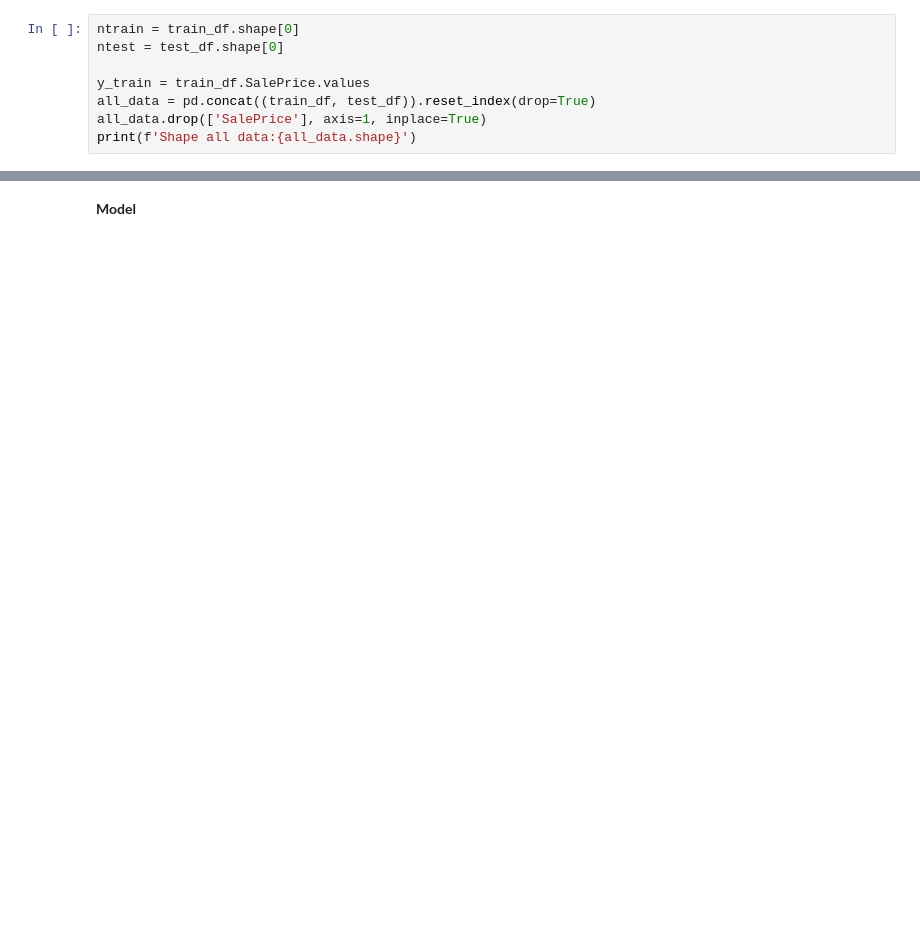
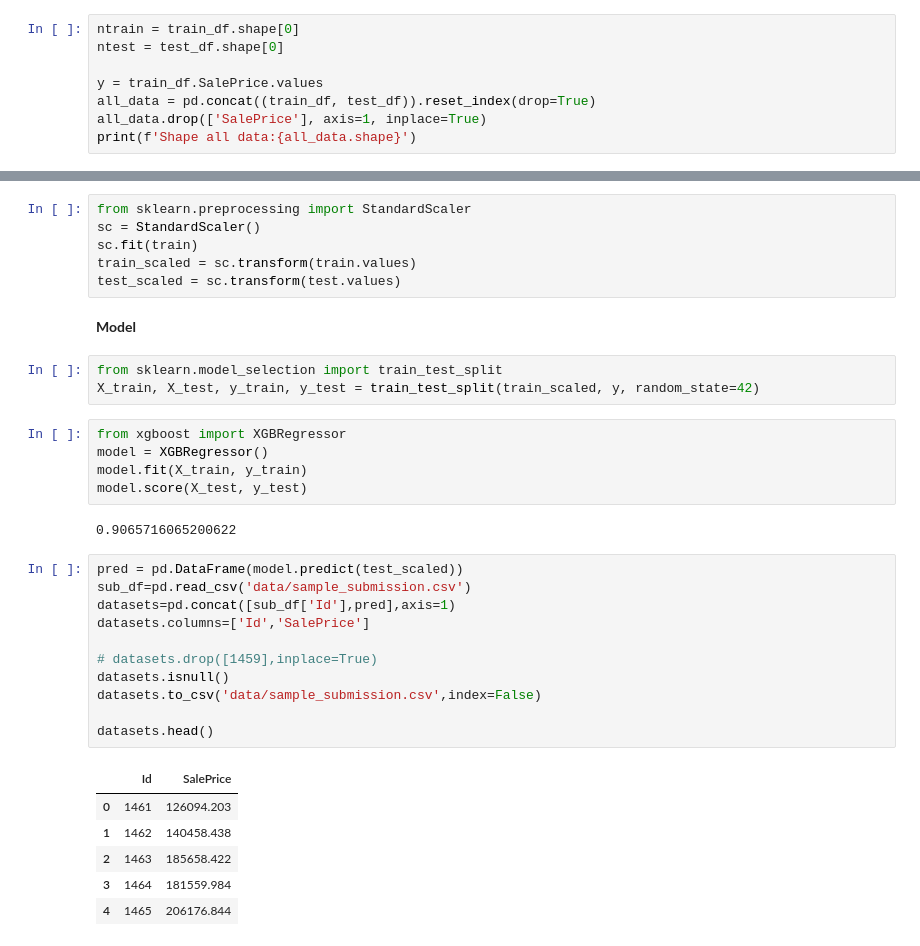
Before and after one commit to phungdx/vccorp_intern, a Jupyter notebook: week1/house_prices.ipynb, the cells around one changed output, grey strips where cells are left out. Saved outputs shown, nothing was run; the diff lists cells and outputs as text; blank space fills up the shorter version.

```diff
--- a/week1/house_prices.ipynb
+++ b/week1/house_prices.ipynb
@@ -120,7 +122,7 @@ plt.show();
 ntrain = train_df.shape[0]
 ntest = test_df.shape[0]
 
-y_train = train_df.SalePrice.values
+y = train_df.SalePrice.values
 all_data = pd.concat((train_df, test_df)).reset_index(drop=True)
 all_data.drop(['SalePrice'], axis=1, inplace=True)
 print(f'Shape all data:{all_data.shape}')
@@ -317,2 +323,36 @@ test = pd.get_dummies(test, drop_first=False).reindex(columns=cols_list).fillna(
+# %%
+from sklearn.preprocessing import StandardScaler
+sc = StandardScaler()
+sc.fit(train)
+train_scaled = sc.transform(train.values)
+test_scaled = sc.transform(test.values)
 # %% [markdown]
 <b>Model</b>
+# %%
+from sklearn.model_selection import train_test_split
+X_train, X_test, y_train, y_test = train_test_split(train_scaled, y, random_state=42)
+# %%
+from xgboost import XGBRegressor
+model = XGBRegressor()
+model.fit(X_train, y_train)
+model.score(X_test, y_test)
+# %% [output]
+0.9065716065200622
+# %%
+pred = pd.DataFrame(model.predict(test_scaled))
+sub_df=pd.read_csv('data/sample_submission.csv')
+datasets=pd.concat([sub_df['Id'],pred],axis=1)
+datasets.columns=['Id','SalePrice']
+
+# datasets.drop([1459],inplace=True)
+datasets.isnull()
+datasets.to_csv('data/sample_submission.csv',index=False)
+
+datasets.head()
+# %% [output]
+|  | Id | SalePrice |
+| 0 | 1461 | 126094.203 |
+| 1 | 1462 | 140458.438 |
+| 2 | 1463 | 185658.422 |
+| 3 | 1464 | 181559.984 |
+| 4 | 1465 | 206176.844 |
```
Also changed, not shown: parts of 7 cells of this notebook.
